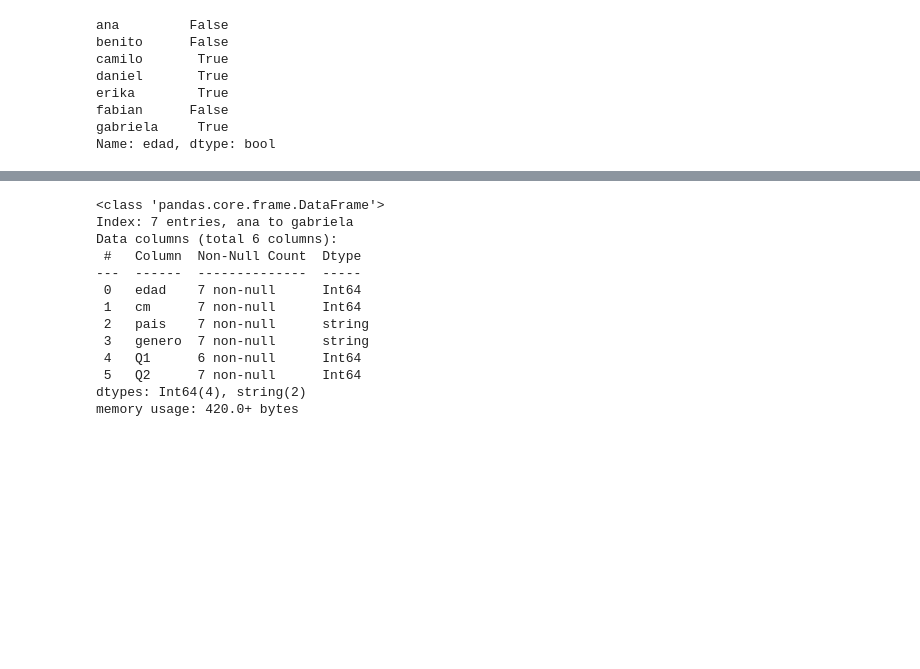
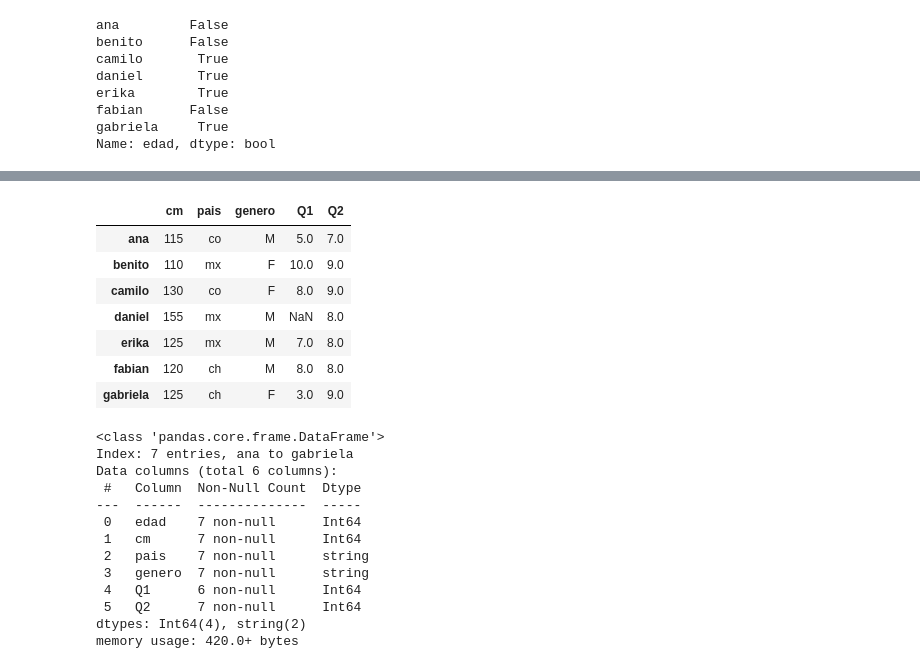
Before and after one commit to eocode/Software-development-and-Data-Science, a Jupyter notebook: learn/DataScience/Pandas/Codes/15 - Exam exercises.ipynb, the cells around one changed output, grey strips where cells are left out. Saved outputs shown, nothing was run; the diff lists cells and outputs as text; code cells hidden in the pictures; blank space fills up the shorter version.

```diff
--- a/learn/DataScience/Pandas/Codes/Untitled.ipynb
+++ b/learn/DataScience/Pandas/Codes/15 - Exam exercises.ipynb
@@ -16,3 +27,14 @@ Name: edad, dtype: bool
+# %%
+df.drop(columns=['edad'])
+# %% [output]
+|  | cm | pais | genero | Q1 | Q2 |
+| ana | 115 | co | M | 5.0 | 7.0 |
+| benito | 110 | mx | F | 10.0 | 9.0 |
+| camilo | 130 | co | F | 8.0 | 9.0 |
+| daniel | 155 | mx | M | NaN | 8.0 |
+| erika | 125 | mx | M | 7.0 | 8.0 |
+| fabian | 120 | ch | M | 8.0 | 8.0 |
+| gabriela | 125 | ch | F | 3.0 | 9.0 |
 # %%
 a = df.convert_dtypes()
 a.info()
```
Also changed, not shown: parts of 10 cells of this notebook, 2 other files.
